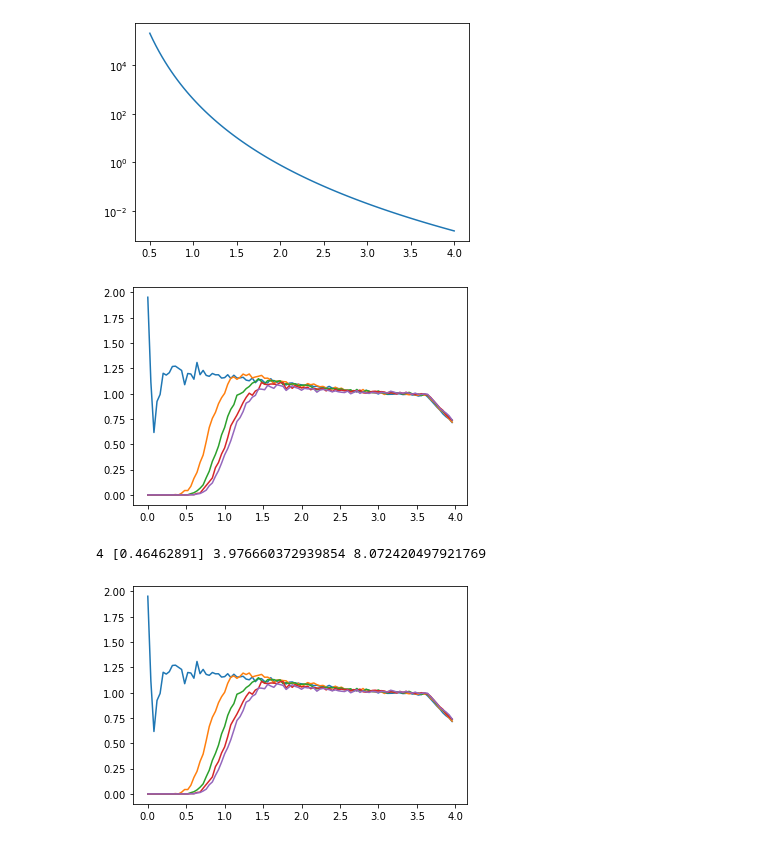
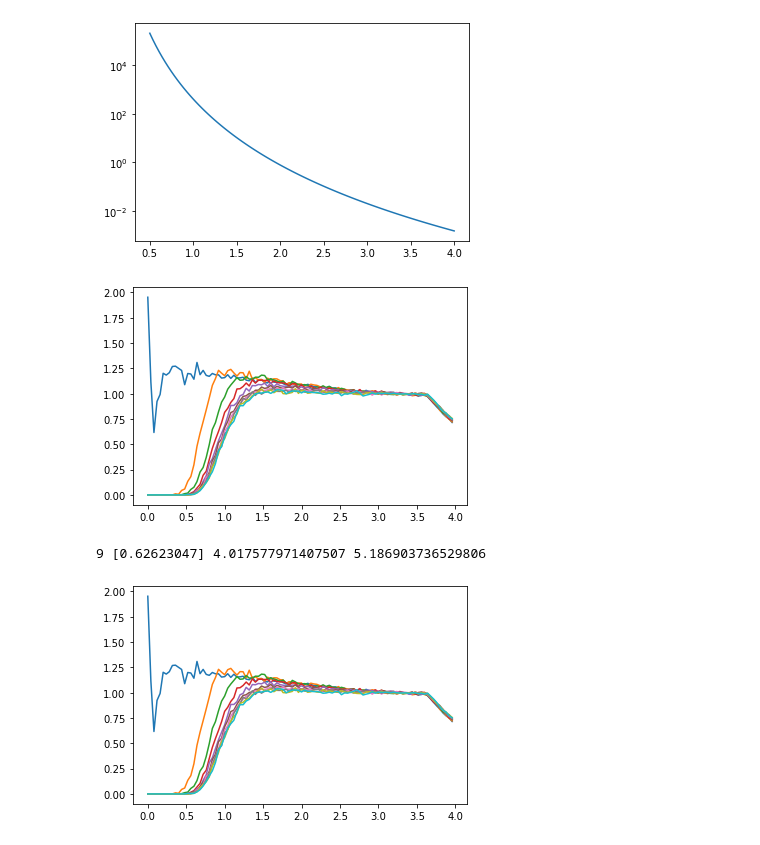
Before and after one commit to fermiflow/hydrogen, a Jupyter notebook: analysis/analysis.ipynb, the cells around one changed output. Cells and saved outputs as stored; diff of their text form; code cells hidden in the pictures.

```diff
--- a/analysis/analysis.ipynb
+++ b/analysis/analysis.ipynb
@@ -192,6 +202,6 @@ ax2.legend()
 # %%
 f = files[1]
-n, dim, rs, T, s, d, h1, h2, b, a, lr, decay, eta, maxnorm, Nf, clip, K = parse_filename(f)
+n, dim, rs, T, s, fd, fh1, fh2, wd, wh1, wh2, b, a, lr, decay, eta, maxnorm, Nf, clip, K = parse_filename(f)
 
 ckpt_file, _ = find_ckpt_filename(os.path.dirname(f))
 
@@ -297,17 +307,16 @@ from sampler import make_base
 from mcmc import mcmc
 from utils import shard
 # %%
-def test_mcmc():
+def test_mcmc(rs):
     beta = 157888.088922572/10000
     print ('beta', beta)
     n = 54
     dim = 3
     batchsize = 1024
 
-    mc_therm = 5
+    mc_therm = 10
     mc_steps = 100
-    mc_width = 0.03
-    rs = 1.2
+    mc_width = 0.02
     L = (4/3*jnp.pi*n)**(1/3)
 
     import math
@@ -360,10 +369,9 @@ def test_mcmc():
         s -= L * jnp.floor(s/L)
         r_mean = jnp.mean(jax.vmap(mean_dist)(s.reshape(batchsize, n, dim)))
         print (i, acc_rate, r_mean, -logprob(s.reshape(batchsize, n, dim)).mean()/n)
-# %%
-rs = 1.2
-test_mcmc()
-# %% [output]
-[figure, removed]
-4 [0.46462891] 3.976660372939854 8.072420497921769
-[figure, removed]
+# %%
+test_mcmc(rs = 1.44)
+# %% [output]
+[figure, added]
+9 [0.62623047] 4.017577971407507 5.186903736529806
+[figure, added]
```
Also changed, not shown: parts of 5 cells of this notebook, 5 other files.
